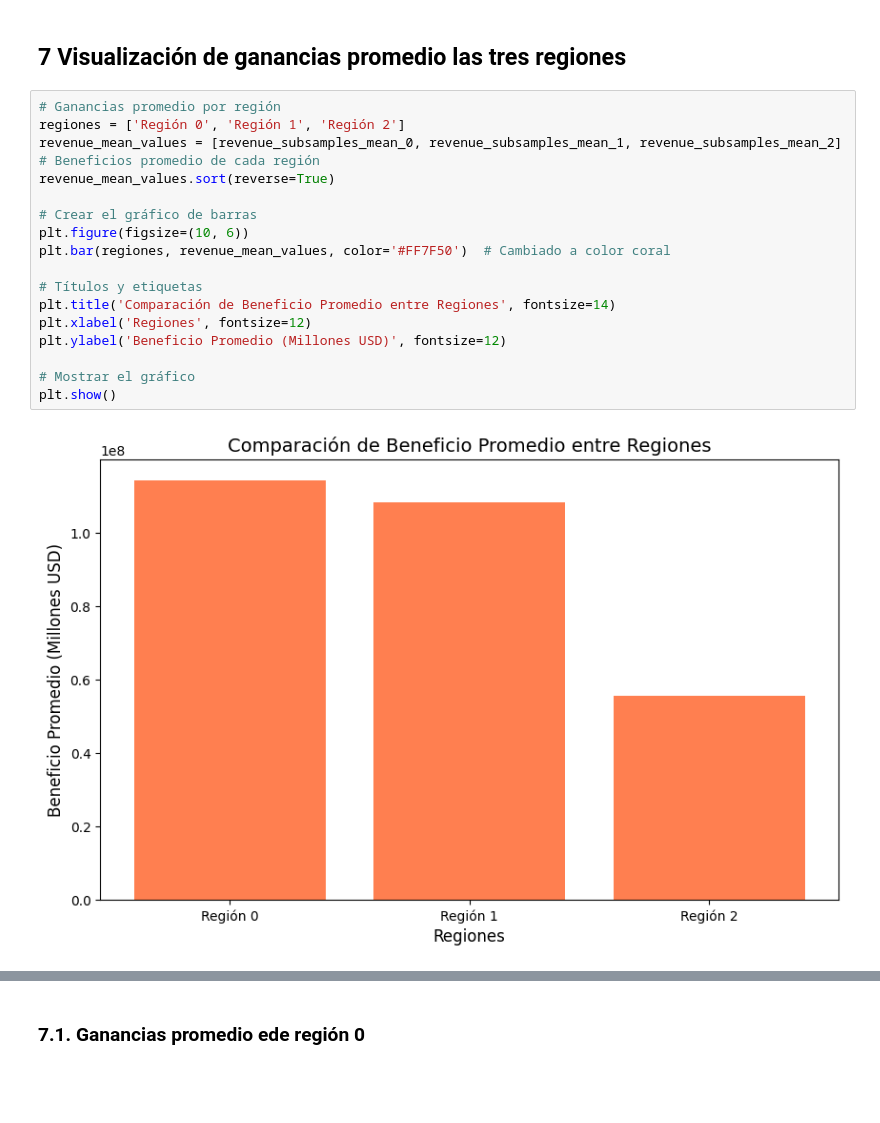
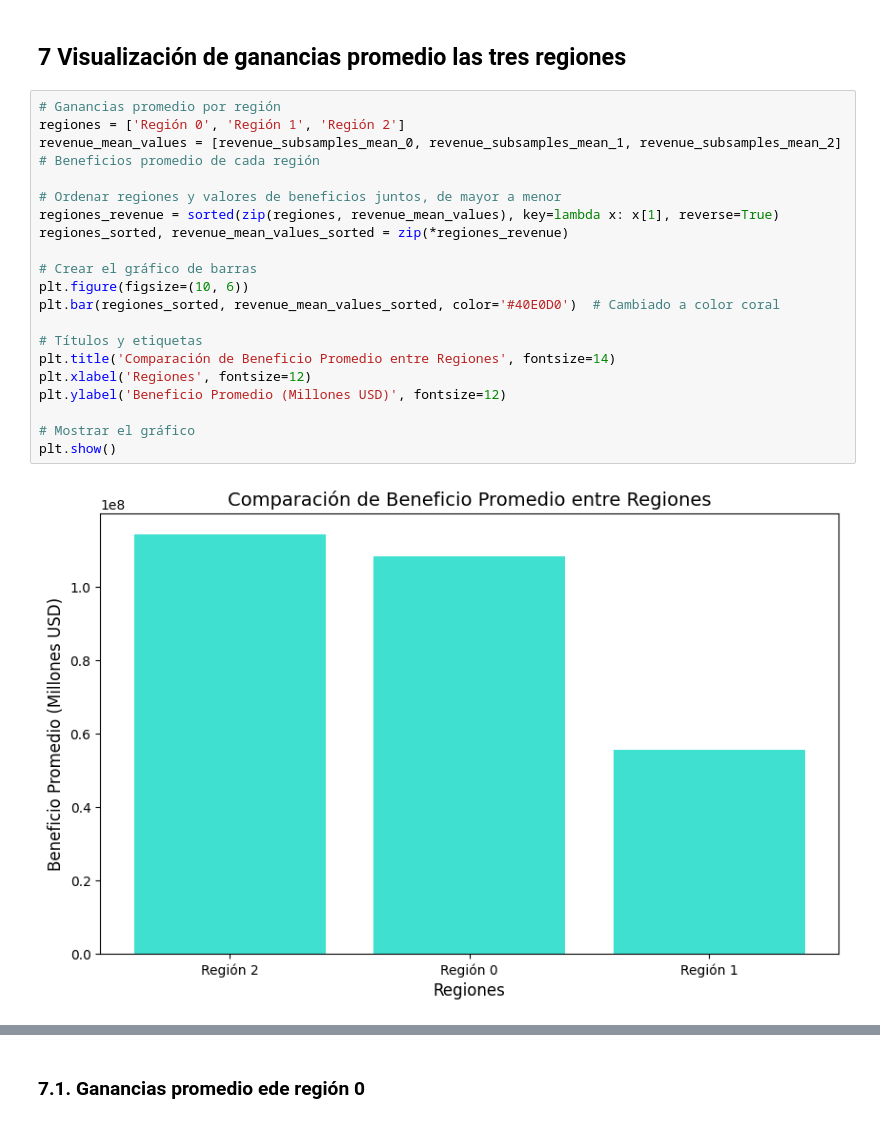
Before and after one commit to wh1tneyr/OilyGiant, a Jupyter notebook: oil.ipynb, the cells around one changed output, grey strips where cells are left out. Saved outputs shown, nothing was run; the diff lists cells and outputs as text; blank space fills up the shorter version.

```diff
--- a/oil.ipynb
+++ b/oil.ipynb
@@ -504,19 +504,22 @@ Riesgo de pérdidas en región '2': 0.0 %
 # %%
 # Ganancias promedio por región
 regiones = ['Región 0', 'Región 1', 'Región 2']
 revenue_mean_values = [revenue_subsamples_mean_0, revenue_subsamples_mean_1, revenue_subsamples_mean_2]  # Beneficios promedio de cada región
-revenue_mean_values.sort(reverse=True)
+
+# Ordenar regiones y valores de beneficios juntos, de mayor a menor
+regiones_revenue = sorted(zip(regiones, revenue_mean_values), key=lambda x: x[1], reverse=True)
+regiones_sorted, revenue_mean_values_sorted = zip(*regiones_revenue)
 
 # Crear el gráfico de barras
 plt.figure(figsize=(10, 6))
-plt.bar(regiones, revenue_mean_values, color='#FF7F50')  # Cambiado a color coral
+plt.bar(regiones_sorted, revenue_mean_values_sorted, color='#40E0D0')  # Cambiado a color coral
 
 # Títulos y etiquetas
 plt.title('Comparación de Beneficio Promedio entre Regiones', fontsize=14)
 plt.xlabel('Regiones', fontsize=12)
 plt.ylabel('Beneficio Promedio (Millones USD)', fontsize=12)
 
 # Mostrar el gráfico
 plt.show()
 # %% [output]
-[figure, old version]
+[figure, new version]
```
Also changed, not shown: parts of 1 cell of this notebook.
